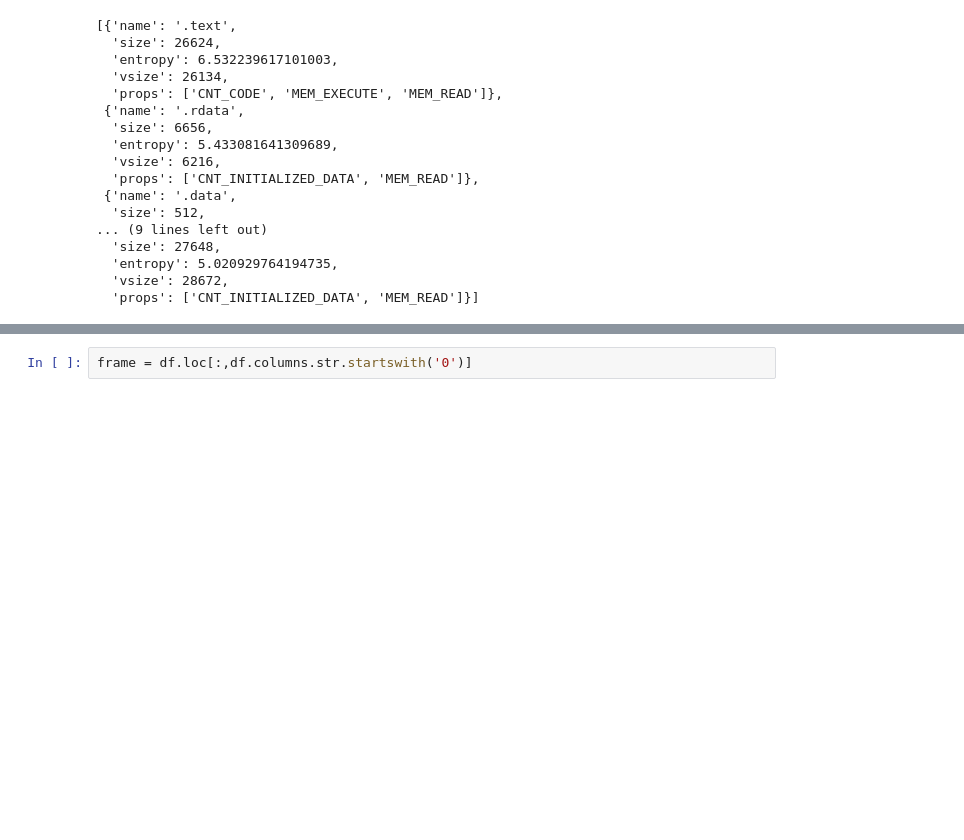
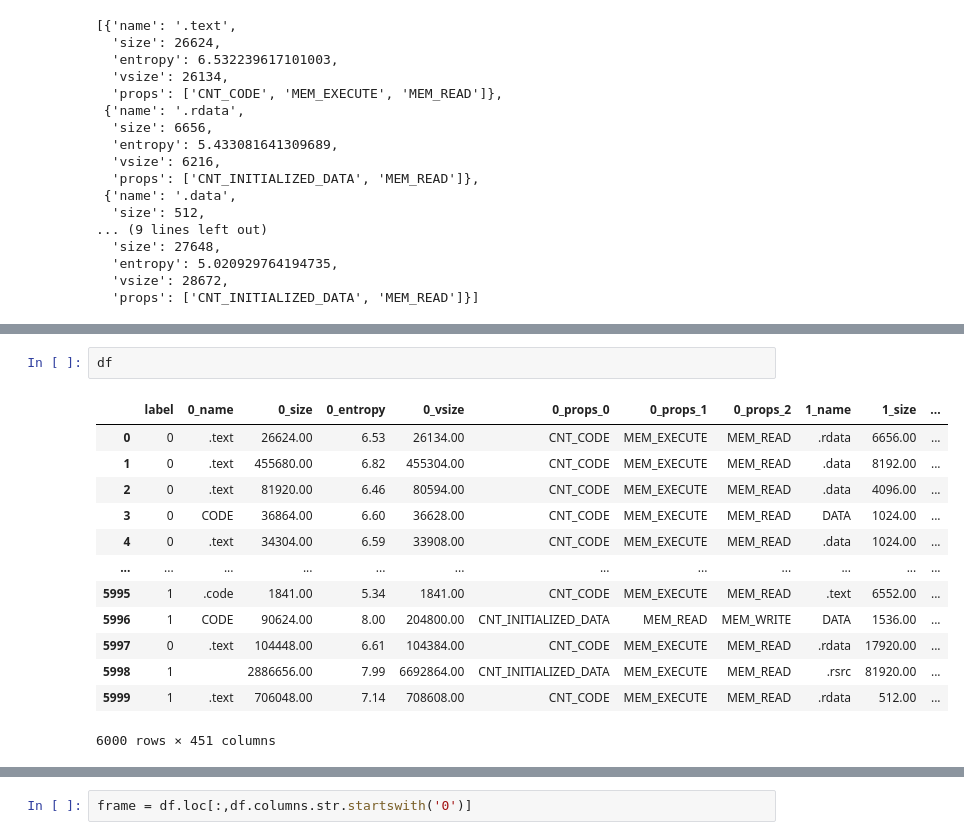
Before and after one commit to patrycjapiechowicz/cybersec, a Jupyter notebook: notebooks/feature_extractor_updated.ipynb, the cells around one changed output, grey strips where cells are left out. Drawn from its saved outputs; the diff is of its cells as text; blank space fills up the shorter version.

```diff
--- a/notebooks/feature_extractor_updated.ipynb
+++ b/notebooks/feature_extractor_updated.ipynb
@@ -267,0 +275,16 @@ df
+# %%
+df
+# %% [output]
+|  | label | 0_name | 0_size | 0_entropy | 0_vsize | 0_props_0 | 0_props_1 | 0_props_2 | 1_name | 1_size | ... |
+| 0 | 0 | .text | 26624.00 | 6.53 | 26134.00 | CNT_CODE | MEM_EXECUTE | MEM_READ | .rdata | 6656.00 | ... |
+| 1 | 0 | .text | 455680.00 | 6.82 | 455304.00 | CNT_CODE | MEM_EXECUTE | MEM_READ | .data | 8192.00 | ... |
+| 2 | 0 | .text | 81920.00 | 6.46 | 80594.00 | CNT_CODE | MEM_EXECUTE | MEM_READ | .data | 4096.00 | ... |
+| 3 | 0 | CODE | 36864.00 | 6.60 | 36628.00 | CNT_CODE | MEM_EXECUTE | MEM_READ | DATA | 1024.00 | ... |
+| 4 | 0 | .text | 34304.00 | 6.59 | 33908.00 | CNT_CODE | MEM_EXECUTE | MEM_READ | .data | 1024.00 | ... |
+| ... | ... | ... | ... | ... | ... | ... | ... | ... | ... | ... | ... |
+| 5995 | 1 | .code | 1841.00 | 5.34 | 1841.00 | CNT_CODE | MEM_EXECUTE | MEM_READ | .text | 6552.00 | ... |
+| 5996 | 1 | CODE | 90624.00 | 8.00 | 204800.00 | CNT_INITIALIZED_DATA | MEM_READ | MEM_WRITE | DATA | 1536.00 | ... |
+| 5997 | 0 | .text | 104448.00 | 6.61 | 104384.00 | CNT_CODE | MEM_EXECUTE | MEM_READ | .rdata | 17920.00 | ... |
+| 5998 | 1 |  | 2886656.00 | 7.99 | 6692864.00 | CNT_INITIALIZED_DATA | MEM_EXECUTE | MEM_READ | .rsrc | 81920.00 | ... |
+| 5999 | 1 | .text | 706048.00 | 7.14 | 708608.00 | CNT_CODE | MEM_EXECUTE | MEM_READ | .rdata | 512.00 | ... |
+6000 rows × 451 columns
```
Also changed, not shown: parts of 18 cells of this notebook, 3 other files.
